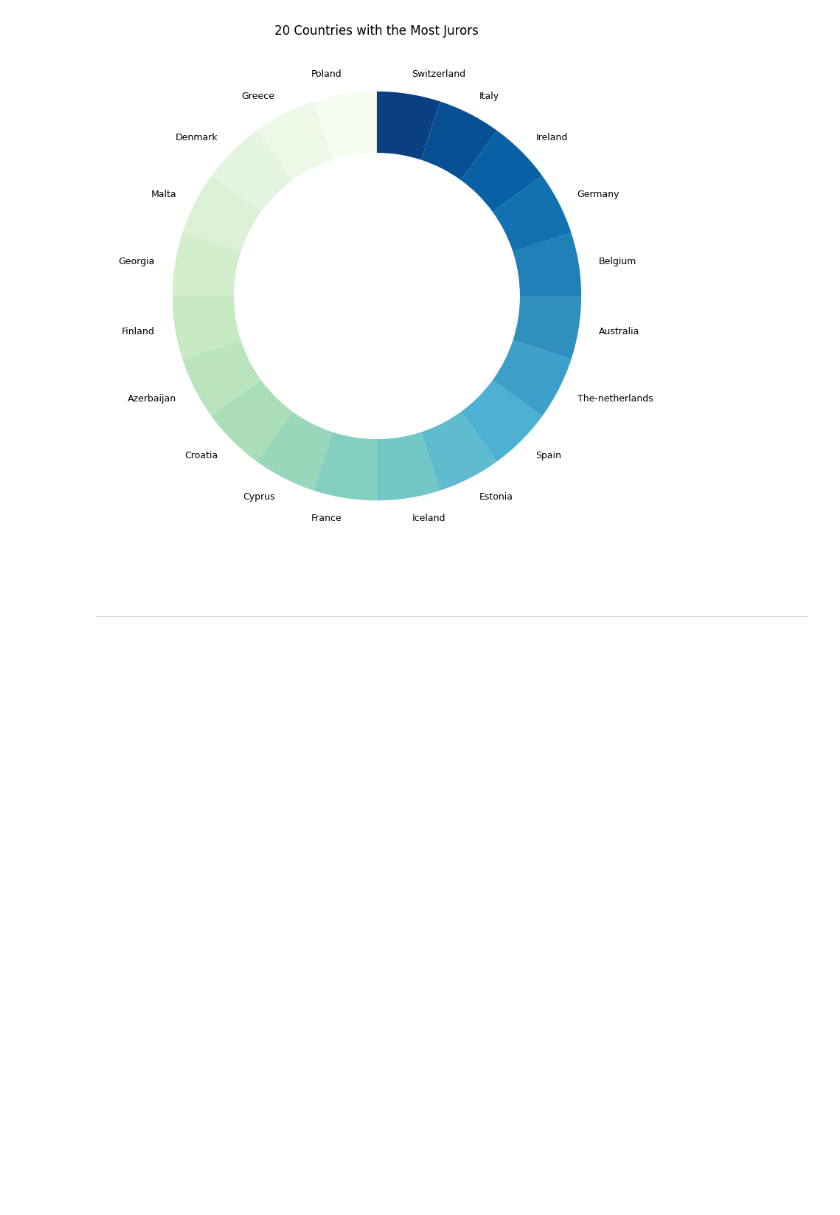
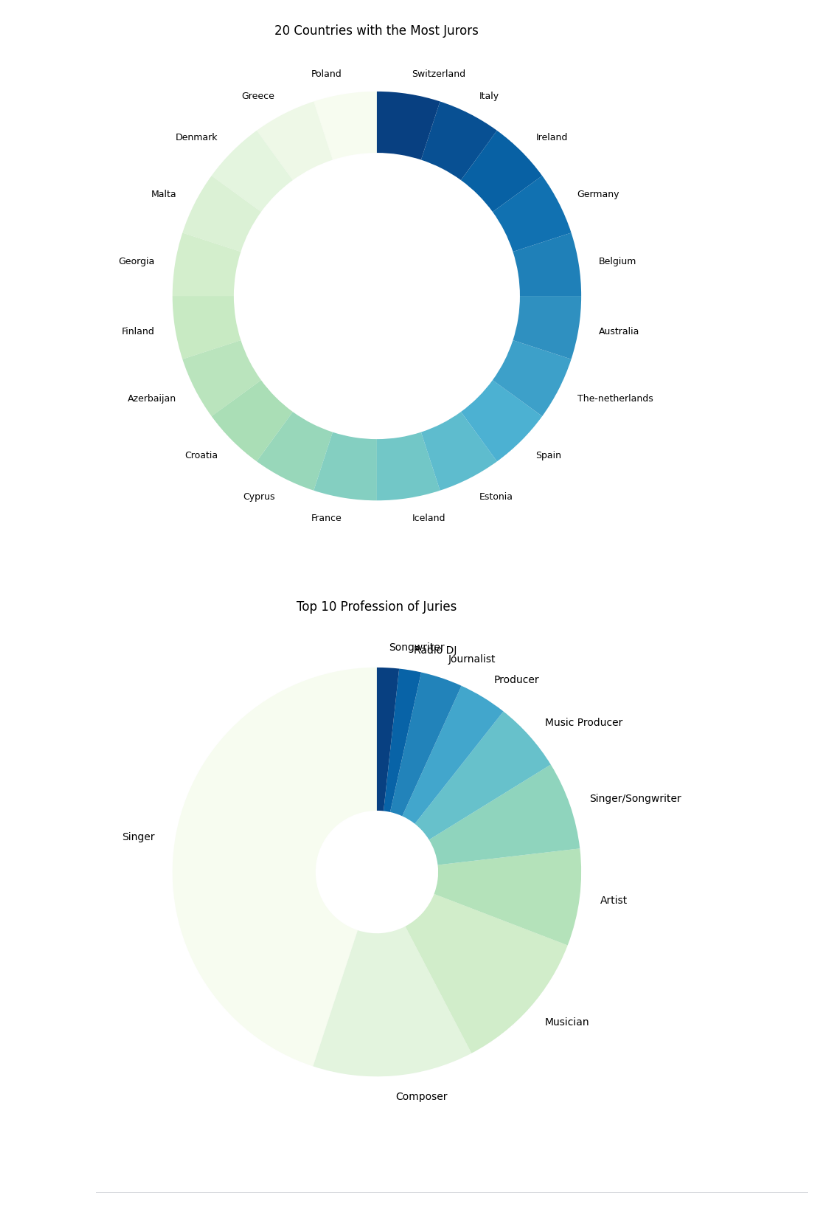
Before and after one commit to sedataskan/eurovision, a Jupyter notebook: eurovision.ipynb, the cells around one changed output. Saved outputs shown, nothing was run; the diff lists cells and outputs as text; code cells hidden in the pictures; blank space fills up the shorter version.

```diff
--- a/eurovision.ipynb
+++ b/eurovision.ipynb
@@ -211,6 +261,23 @@ plt.xlabel(" ")
 plt.show()
 # %% [output]
 [figure]
+# %%
+#Top 10 Profession of Juries
+
+fig1, ax1 = plt.subplots(figsize=(9, 9))
+
+jury["profession"].nunique()
+
+jury["profession"].value_counts().head(10).plot(kind = "pie", cmap='GnBu', pctdistance=0.9, labeldistance=1.1, startangle=90, textprops={'fontsize': 10}, wedgeprops=dict(width=0.7), ax=ax1)
+labels = ["%s" % i for i in jury["profession"].value_counts()]
+
+total = sum(jury["profession"].value_counts())
+plt.title("Top 10 Profession of Juries")
+plt.ylabel(" ")
+plt.xlabel(" ")
+plt.show()
+# %% [output]
+[figure, added]
 # %% [markdown]
 ----------
 # %% [markdown]
```
Also changed, not shown: parts of 7 cells of this notebook, 1 other file.
